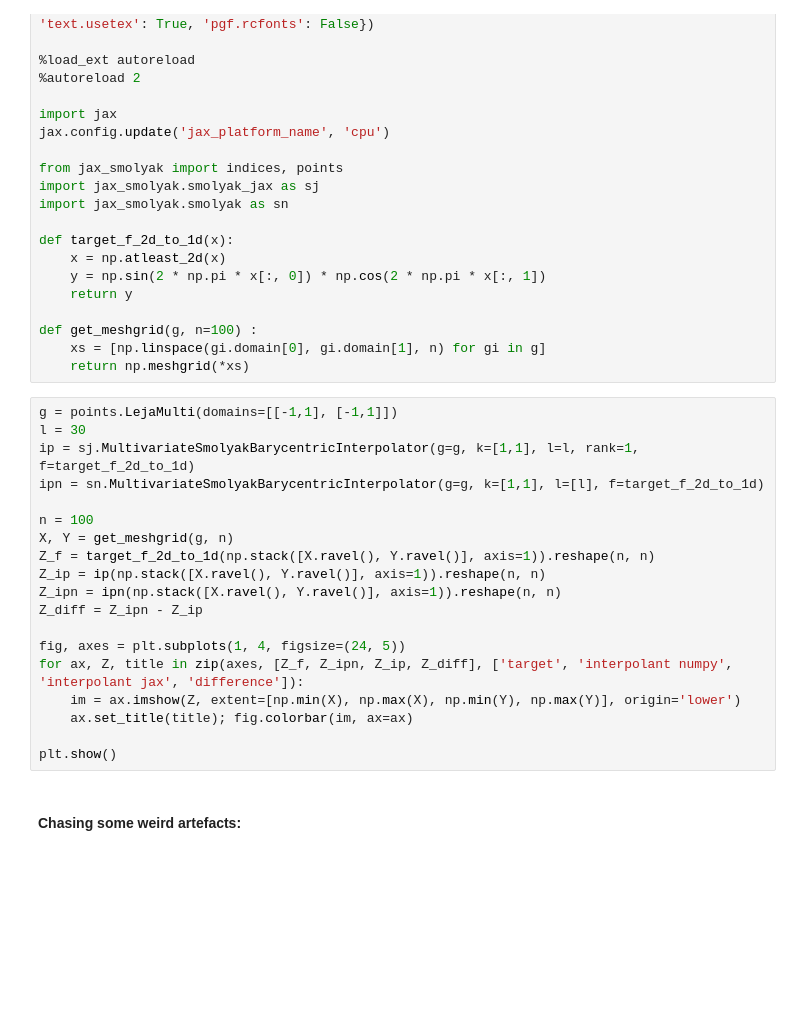
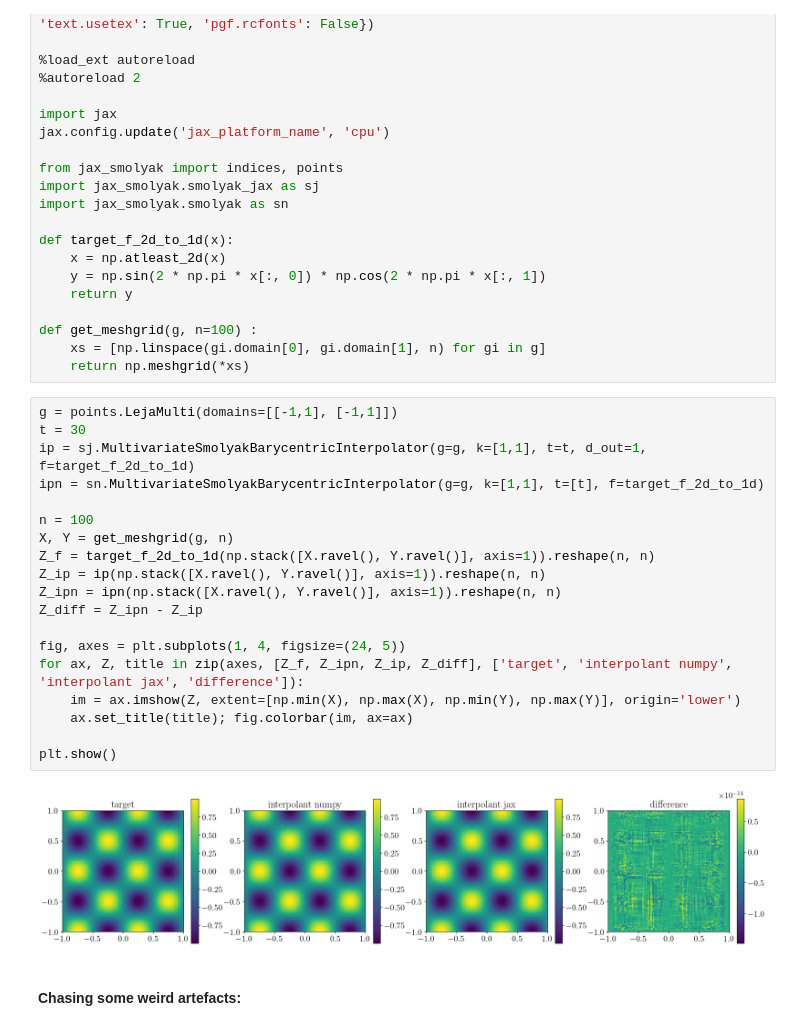
Before and after one commit to JoWestermann/smolyax, a Jupyter notebook: notebooks/smolyak_example_2D.ipynb, the cells around one changed output. Cells and saved outputs as stored; diff of their text form; blank space fills up the shorter version.

```diff
--- a/notebooks/smolyak_example_2D.ipynb
+++ b/notebooks/smolyak_example_2D.ipynb
@@ -23,23 +23,25 @@ def get_meshgrid(g, n=100) :
     return np.meshgrid(*xs)
 # %%
 g = points.LejaMulti(domains=[[-1,1], [-1,1]])
-l = 30
-ip = sj.MultivariateSmolyakBarycentricInterpolator(g=g, k=[1,1], l=l, rank=1, f=target_f_2d_to_1d)
-ipn = sn.MultivariateSmolyakBarycentricInterpolator(g=g, k=[1,1], l=[l], f=target_f_2d_to_1d)
+t = 30
+ip = sj.MultivariateSmolyakBarycentricInterpolator(g=g, k=[1,1], t=t, d_out=1, f=target_f_2d_to_1d)
+ipn = sn.MultivariateSmolyakBarycentricInterpolator(g=g, k=[1,1], t=[t], f=target_f_2d_to_1d)
 
 n = 100
 X, Y = get_meshgrid(g, n)
 Z_f = target_f_2d_to_1d(np.stack([X.ravel(), Y.ravel()], axis=1)).reshape(n, n)
 Z_ip = ip(np.stack([X.ravel(), Y.ravel()], axis=1)).reshape(n, n)
 Z_ipn = ipn(np.stack([X.ravel(), Y.ravel()], axis=1)).reshape(n, n)
 Z_diff = Z_ipn - Z_ip
 
 fig, axes = plt.subplots(1, 4, figsize=(24, 5))
 for ax, Z, title in zip(axes, [Z_f, Z_ipn, Z_ip, Z_diff], ['target', 'interpolant numpy', 'interpolant jax', 'difference']):
     im = ax.imshow(Z, extent=[np.min(X), np.max(X), np.min(Y), np.max(Y)], origin='lower')
     ax.set_title(title); fig.colorbar(im, ax=ax)
 
 plt.show()
+# %% [output]
+[figure, added]
 # %% [markdown]
 #### Chasing some weird artefacts:
 # %%
```
Also changed, not shown: parts of 1 cell of this notebook, 12 other files.
